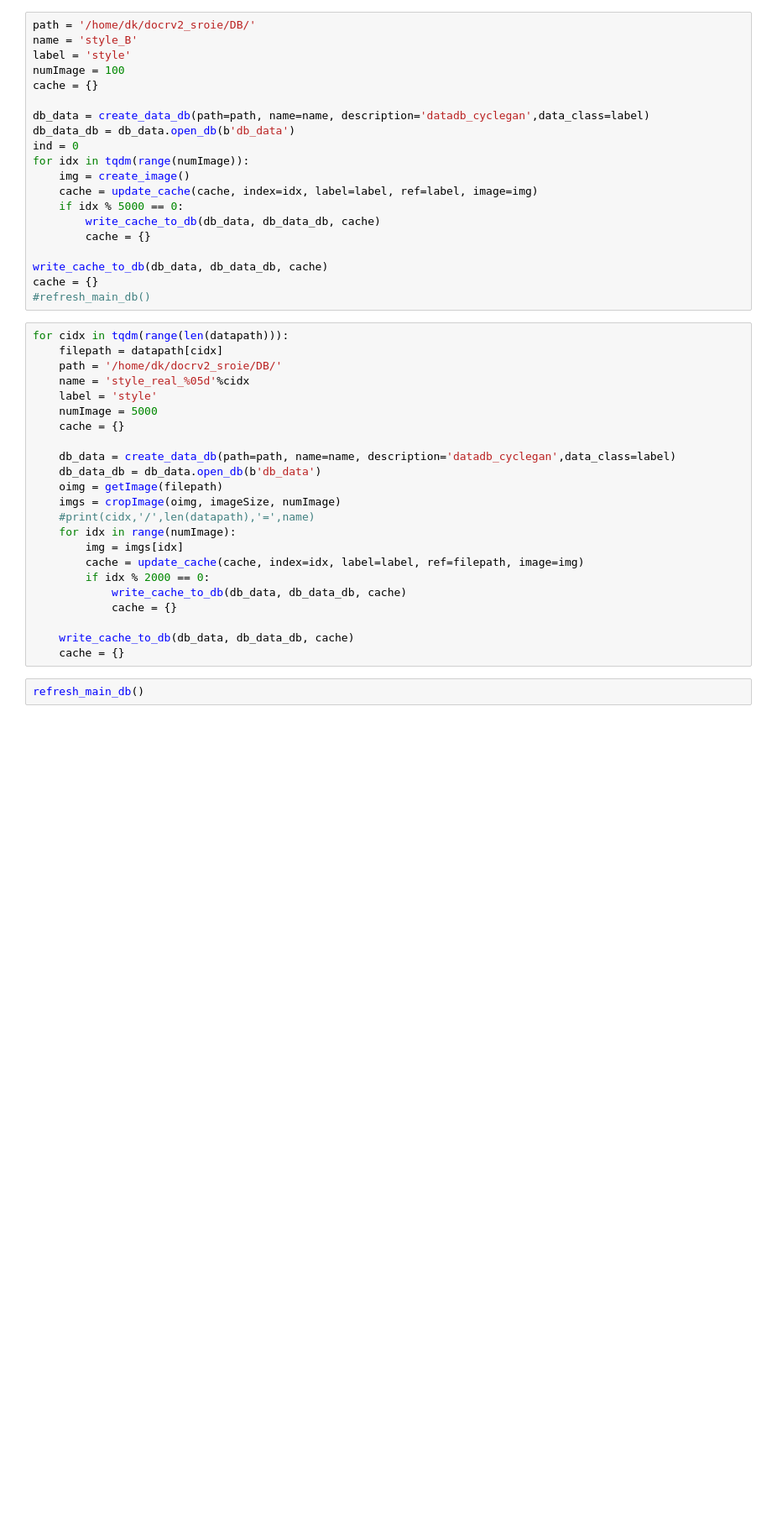
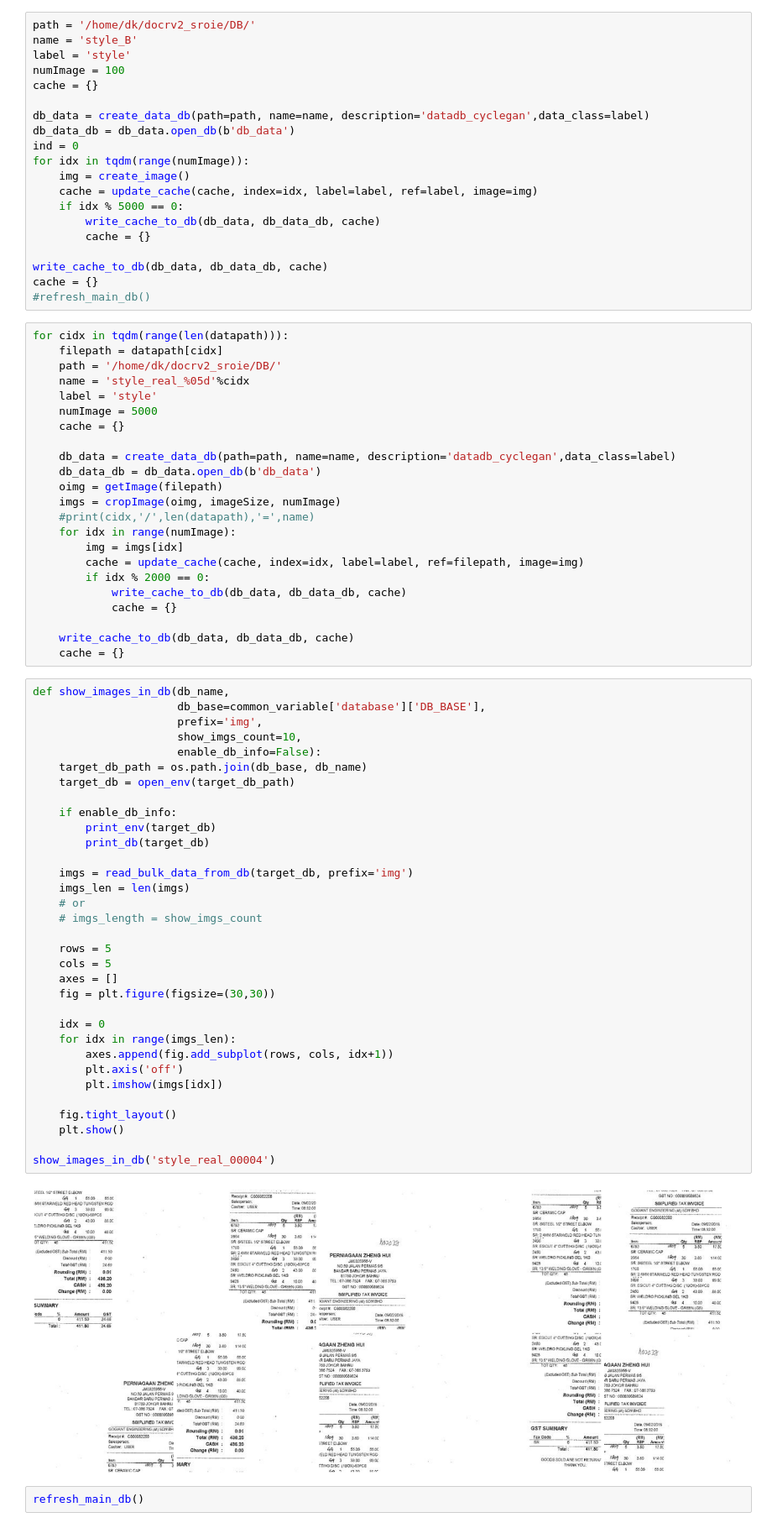
Before and after one commit to yesmung/newbie, a Jupyter notebook: modules/simulator/cyclegan/script_simulator_create_style_train_data.ipynb, the cells around one changed output. Shown at 84% size. Drawn from its saved outputs; the diff is of its cells as text; blank space fills up the shorter version.

Commit message:
Add simple method for checking created images in db
- method : show_images_in_db()
- usage : show_images_in_db("db_name")

```diff
--- a/modules/simulator/cyclegan/script_simulator_create_style_train_data.ipynb
+++ b/modules/simulator/cyclegan/script_simulator_create_style_train_data.ipynb
@@ -254,6 +254,41 @@ for cidx in tqdm(range(len(datapath))):
 
     write_cache_to_db(db_data, db_data_db, cache)
     cache = {}
+# %%
+def show_images_in_db(db_name,
+                      db_base=common_variable['database']['DB_BASE'],
+                      prefix='img',
+                      show_imgs_count=10,
+                      enable_db_info=False):
+    target_db_path = os.path.join(db_base, db_name)
+    target_db = open_env(target_db_path)
+
+    if enable_db_info:
+        print_env(target_db)
+        print_db(target_db)
+
+    imgs = read_bulk_data_from_db(target_db, prefix='img')
+    imgs_len = len(imgs)
+    # or
+    # imgs_length = show_imgs_count
+
+    rows = 5
+    cols = 5
+    axes = []
+    fig = plt.figure(figsize=(30,30))
+
+    idx = 0
+    for idx in range(imgs_len):
+        axes.append(fig.add_subplot(rows, cols, idx+1))
+        plt.axis('off')
+        plt.imshow(imgs[idx])
+
+    fig.tight_layout()
+    plt.show()
+
+show_images_in_db('style_real_00004')
+# %% [output]
+[figure, added]
 # %%
 refresh_main_db()
 # %% [output]
```
Also changed, not shown: parts of 1 cell of this notebook.
